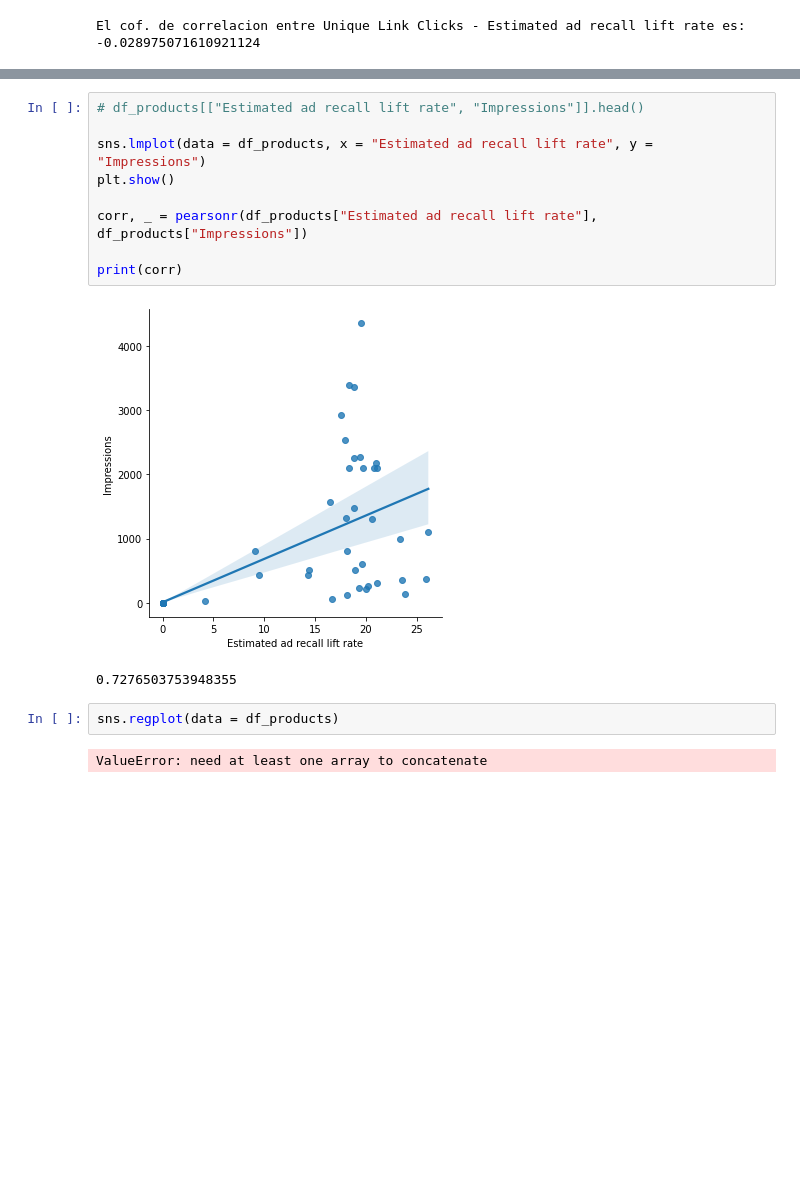
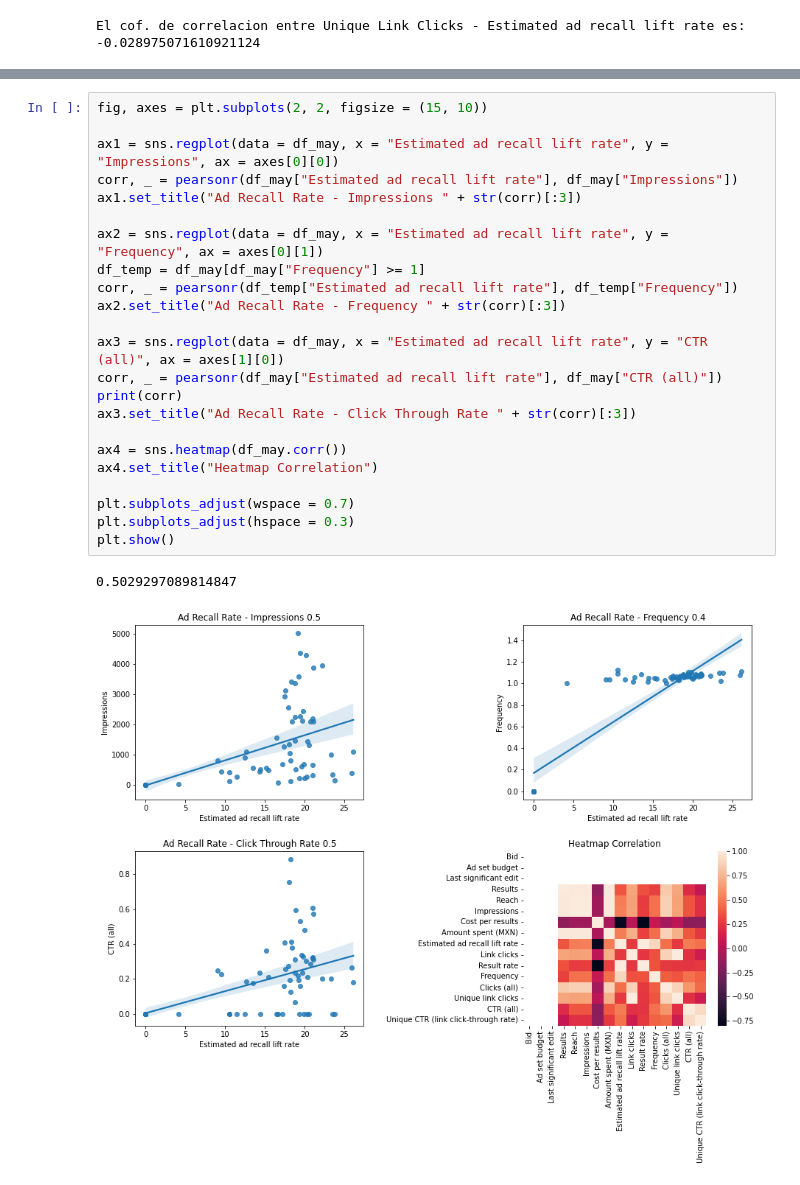
Before and after one commit to juanm05/Abril_Facebook, a Jupyter notebook: main.ipynb, the cells around one changed output, grey strips where cells are left out. Drawn from its saved outputs; the diff is of its cells as text; blank space fills up the shorter version.

```diff
--- a/main.ipynb
+++ b/main.ipynb
@@ -325,19 +303,29 @@ for name, df_temp in df_products_group:
 plt.show()
 # %% [output]
 [figure]
-# %%
-# df_products[["Estimated ad recall lift rate", "Impressions"]].head()
-
-sns.lmplot(data = df_products, x = "Estimated ad recall lift rate", y = "Impressions")
-plt.show()
-
-corr, _ = pearsonr(df_products["Estimated ad recall lift rate"], df_products["Impressions"])
-
-print(corr)
-# %% [output]
-[figure, removed]
-0.7276503753948355
-# %%
-sns.regplot(data = df_products)
-# %% [output]
-ValueError: need at least one array to concatenate
+# %%
+fig, axes = plt.subplots(2, 2, figsize = (15, 10))
+
+ax1 = sns.regplot(data = df_may, x = "Estimated ad recall lift rate", y = "Impressions", ax = axes[0][0])
+corr, _ = pearsonr(df_may["Estimated ad recall lift rate"], df_may["Impressions"])
+ax1.set_title("Ad Recall Rate - Impressions " + str(corr)[:3])
+
+ax2 = sns.regplot(data = df_may, x = "Estimated ad recall lift rate", y = "Frequency", ax = axes[0][1])
+df_temp = df_may[df_may["Frequency"] >= 1]
+corr, _ = pearsonr(df_temp["Estimated ad recall lift rate"], df_temp["Frequency"])
+ax2.set_title("Ad Recall Rate - Frequency " + str(corr)[:3])
+
+ax3 = sns.regplot(data = df_may, x = "Estimated ad recall lift rate", y = "CTR (all)", ax = axes[1][0])
+corr, _ = pearsonr(df_may["Estimated ad recall lift rate"], df_may["CTR (all)"])
+print(corr)
+ax3.set_title("Ad Recall Rate - Click Through Rate " + str(corr)[:3])
+
+ax4 = sns.heatmap(df_may.corr())
+ax4.set_title("Heatmap Correlation")
+
+plt.subplots_adjust(wspace = 0.7)
+plt.subplots_adjust(hspace = 0.3)
+plt.show()
+# %% [output]
+0.5029297089814847
+[figure, added]
```
Also changed, not shown: parts of 17 cells of this notebook, 2 other files.
